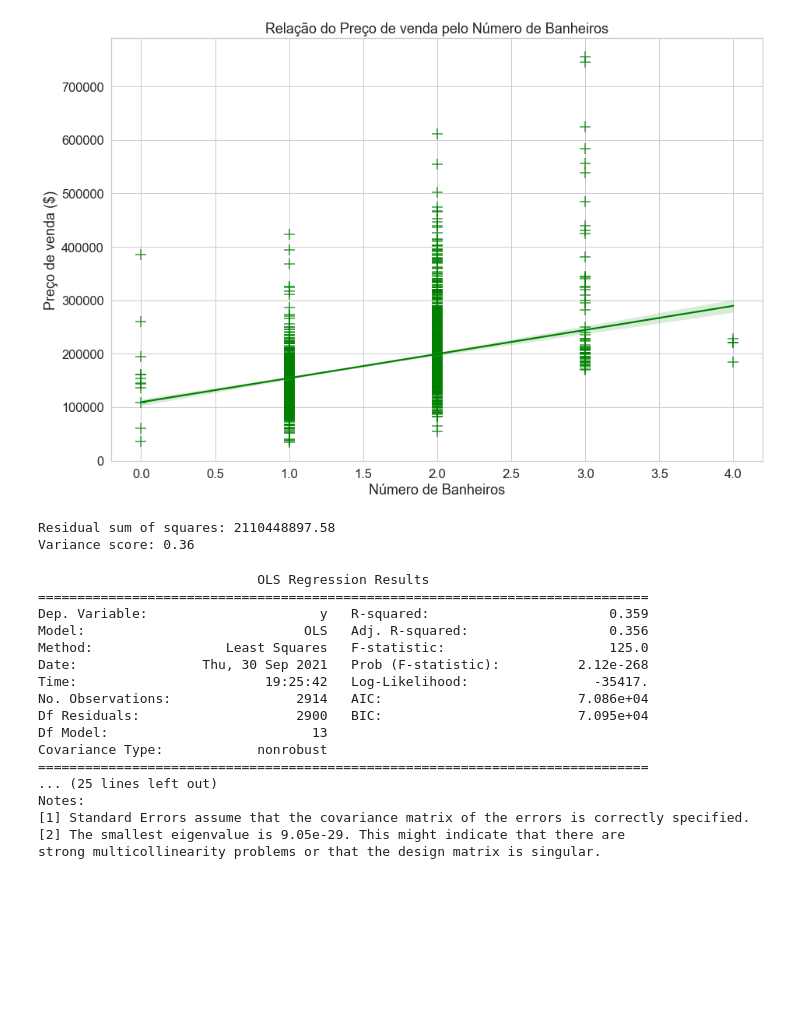
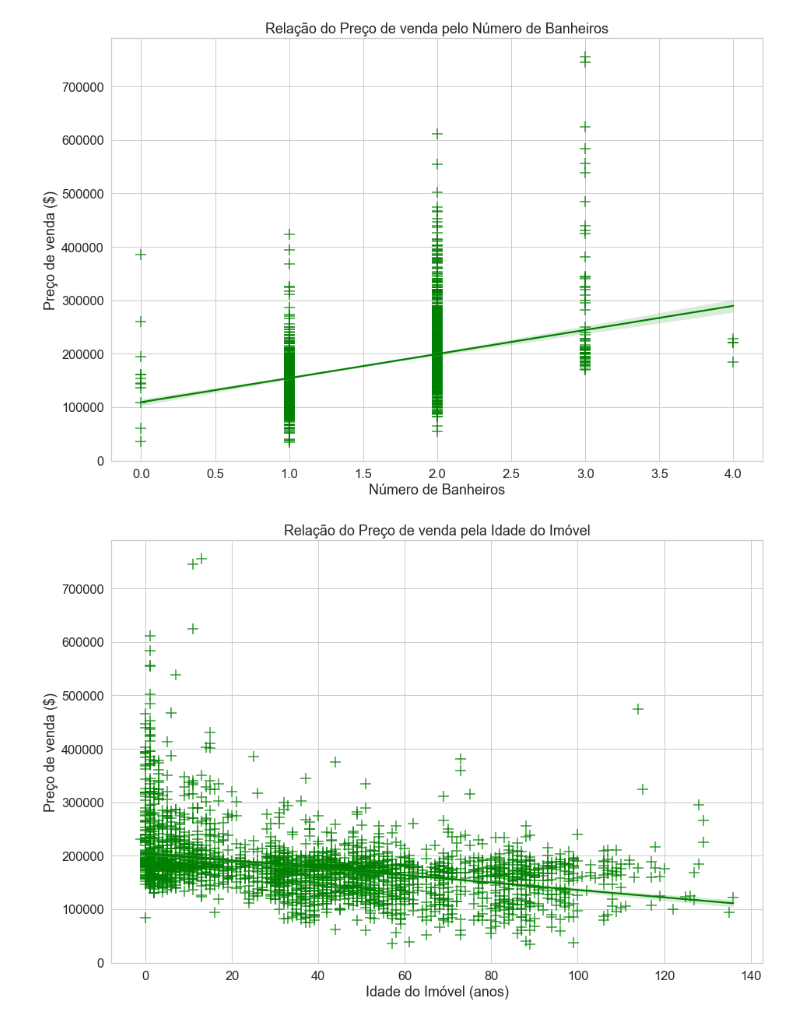
Before and after one commit to fabioheiji/mqaa, a Jupyter notebook: Regressao_Linear_Multipla.ipynb, the cells around one changed output. Saved outputs shown, nothing was run; the diff lists cells and outputs as text; code cells hidden in the pictures; blank space fills up the shorter version.

```diff
--- a/Regressao_Linear_Multipla.ipynb
+++ b/Regressao_Linear_Multipla.ipynb
@@ -382,32 +373,12 @@ y = df[['Preço da venda']].values
-# %%
-print("Residual sum of squares: %.2f"
-      % np.mean((yhat - y) ** 2))
-
-# Explained variance score: 1 is perfect prediction
-print('Variance score: %.2f' % lm.score(X, y))
-# %% [output]
-Residual sum of squares: 2110448897.58
-Variance score: 0.36
-# %%
-X2 = sm.add_constant(X)
-est = sm.OLS(y, X2)
-est2 = est.fit()
-print(est2.summary())
-# %% [output]
-                            OLS Regression Results
-==============================================================================
-Dep. Variable:                      y   R-squared:                       0.359
-Model:                            OLS   Adj. R-squared:                  0.356
-Method:                 Least Squares   F-statistic:                     125.0
-Date:                Thu, 30 Sep 2021   Prob (F-statistic):          2.12e-268
-Time:                        19:25:42   Log-Likelihood:                -35417.
-No. Observations:                2914   AIC:                         7.086e+04
-Df Residuals:                    2900   BIC:                         7.095e+04
-Df Model:                          13
-Covariance Type:            nonrobust
-==============================================================================
-... (25 lines left out)
-Notes:
-[1] Standard Errors assume that the covariance matrix of the errors is correctly specified.
-[2] The smallest eigenvalue is 9.05e-29. This might indicate that there are
-strong multicollinearity problems or that the design matrix is singular.
+# %%
+plt.figure(figsize=(15, 10))
+
+sns.set(font_scale=1.5)
+sns.set_style('whitegrid')
+
+ax = sns.regplot(x='Idade do Imóvel', y='Preço da venda', data=df, color='green', marker='+', scatter_kws={'s': 200})
+ax.set(xlabel='Idade do Imóvel (anos)', ylabel='Preço de venda ($)')
+ax.set_title('Relação do Preço de venda pela Idade do Imóvel')
+plt.show()
+# %% [output]
+[figure, added]
```
Also changed, not shown: parts of 18 cells of this notebook.
